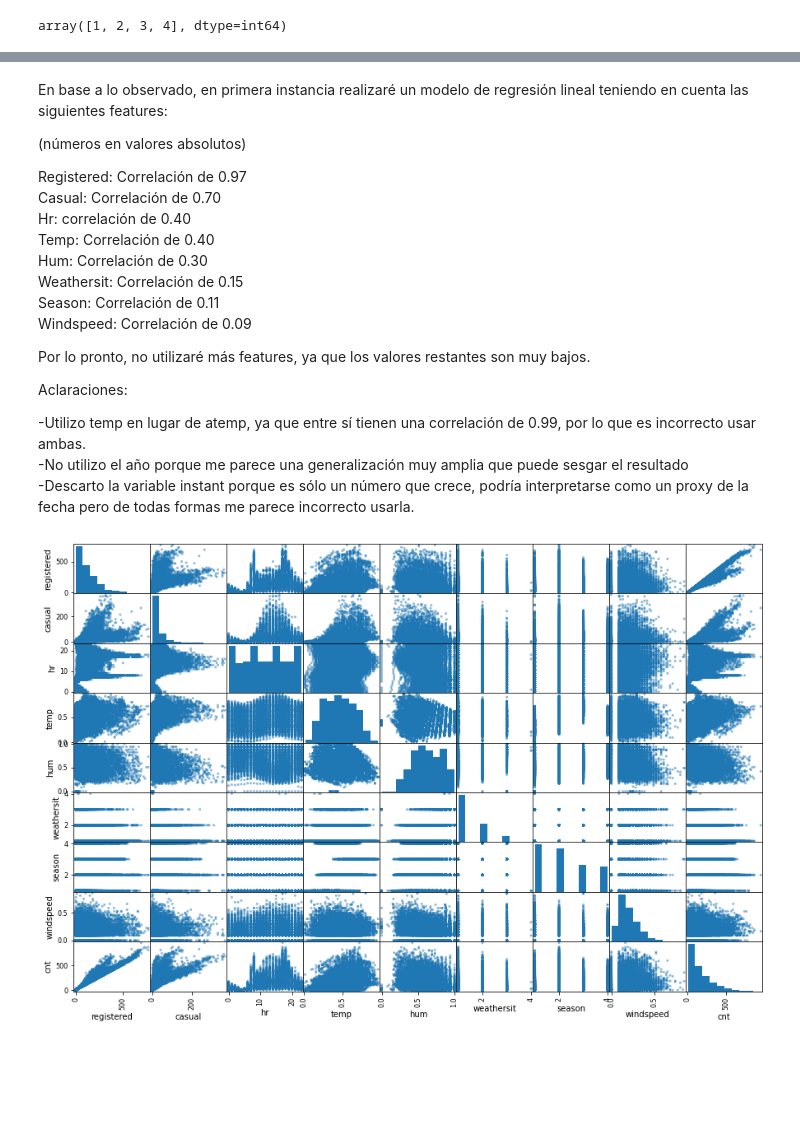
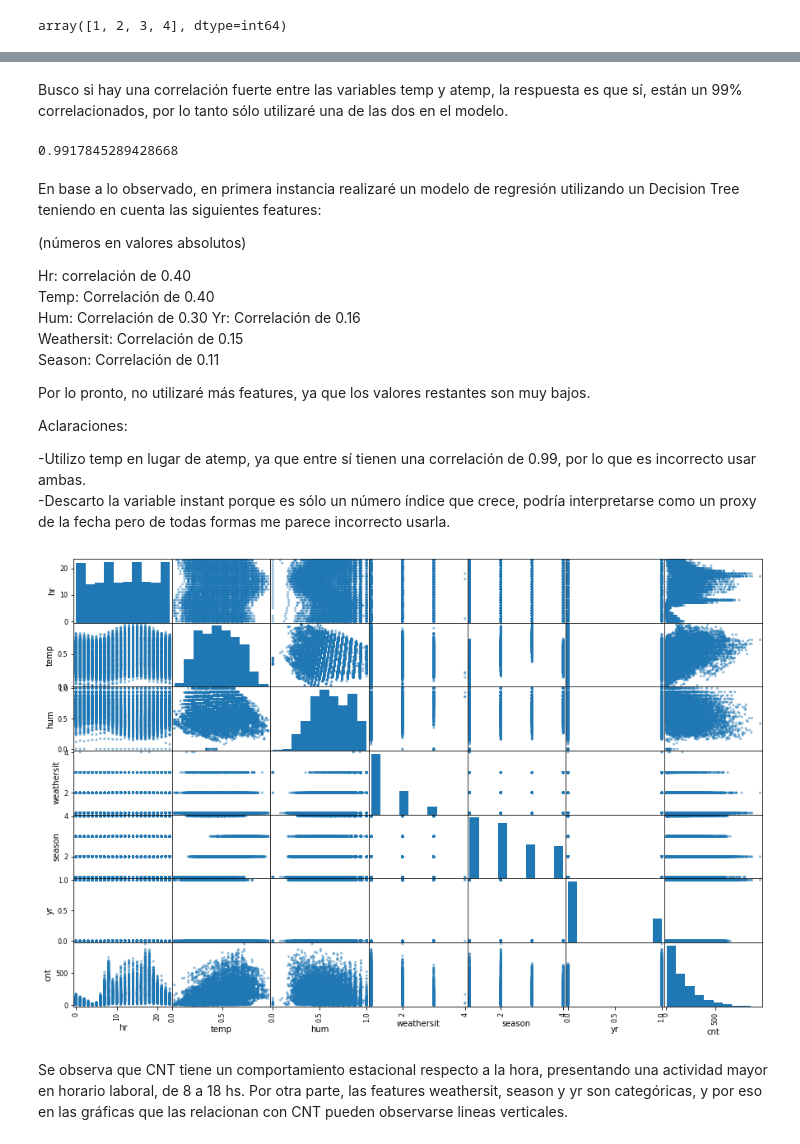
Before and after one commit to dfrankram/Datathon, a Jupyter notebook: EDA.ipynb, the cells around one changed output, grey strips where cells are left out. Drawn from its saved outputs; the diff is of its cells as text; code cells hidden in the pictures; blank space fills up the shorter version.

Commit message:
Decision Tree

```diff
--- a/EDA.ipynb
+++ b/EDA.ipynb
@@ -135,28 +138,33 @@ Name: cnt, dtype: float64
+# %% [markdown]
+Busco si hay una correlación fuerte entre las variables temp y atemp, la respuesta es que sí, están un 99% correlacionados, por lo tanto sólo utilizaré una de las dos en el modelo.
+# %%
+df.corr().loc["temp"]["atemp"]
+# %% [output]
+0.9917845289428668
 # %% [markdown]
-En base a lo observado, en primera instancia realizaré un modelo de regresión lineal teniendo en cuenta las siguientes features:
+En base a lo observado, en primera instancia realizaré un modelo de regresión utilizando un Decision Tree teniendo en cuenta las siguientes features:
 
 (números en valores absolutos)
 
-Registered: Correlación de 0.97
-Casual: Correlación de 0.70
 Hr: correlación de 0.40
 Temp: Correlación de 0.40
 Hum: Correlación de 0.30
+Yr: Correlación de 0.16
 Weathersit: Correlación de 0.15
 Season: Correlación de 0.11
-Windspeed: Correlación de 0.09
 
 Por lo pronto, no utilizaré más features, ya que los valores restantes son muy bajos.
 
 Aclaraciones:
 
 -Utilizo temp en lugar de atemp, ya que entre sí tienen una correlación de 0.99, por lo que es incorrecto usar ambas.
--No utilizo el año porque me parece una generalización muy amplia que puede sesgar el resultado
--Descarto la variable instant porque es sólo un número que crece, podría interpretarse como un proxy de la fecha pero de todas formas me parece incorrecto usarla.
+-Descarto la variable instant porque es sólo un número índice que crece, podría interpretarse como un proxy de la fecha pero de todas formas me parece incorrecto usarla.
 # %%
 #Grafico la relación entre las variables mencionadas
 
-pd.plotting.scatter_matrix(df[['registered', 'casual', 'hr', 'temp', 'hum', 'weathersit', 'season', 'windspeed', 'cnt']],figsize = (15,10))
+pd.plotting.scatter_matrix(df[['hr', 'temp', 'hum', 'weathersit', 'season', 'yr', 'cnt']],figsize = (15,10))
 plt.show()
 # %% [output]
-[figure, old version]
+[figure, new version]
+# %% [markdown]
+Se observa que CNT tiene un comportamiento estacional respecto a la hora, presentando una actividad mayor en horario laboral, de 8 a 18 hs. Por otra parte, las features weathersit, season y yr son categóricas, y por eso en las gráficas que las relacionan con CNT pueden observarse lineas verticales.
```
Also changed, not shown: parts of 12 cells of this notebook, 3 other files.
